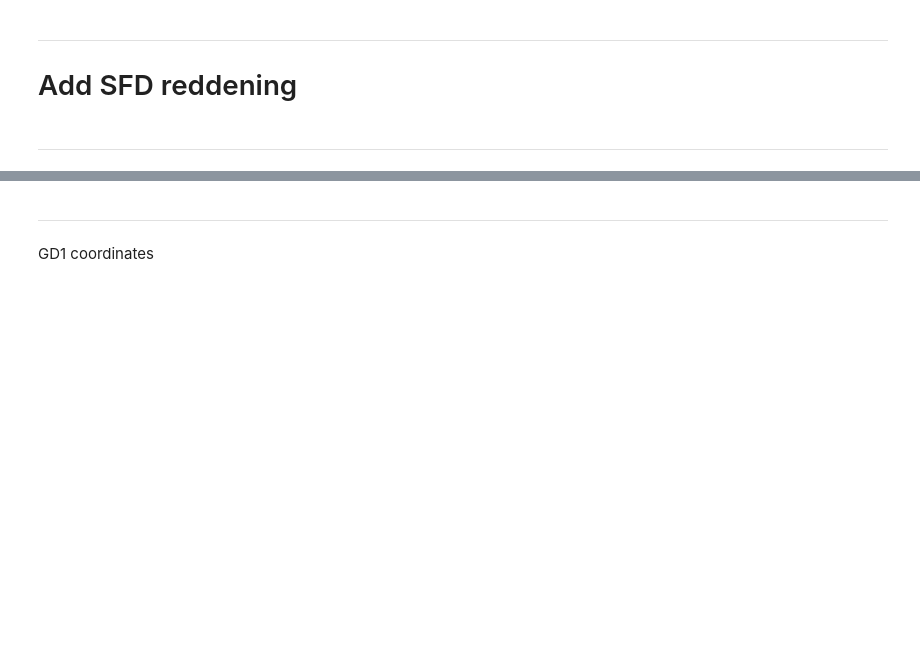
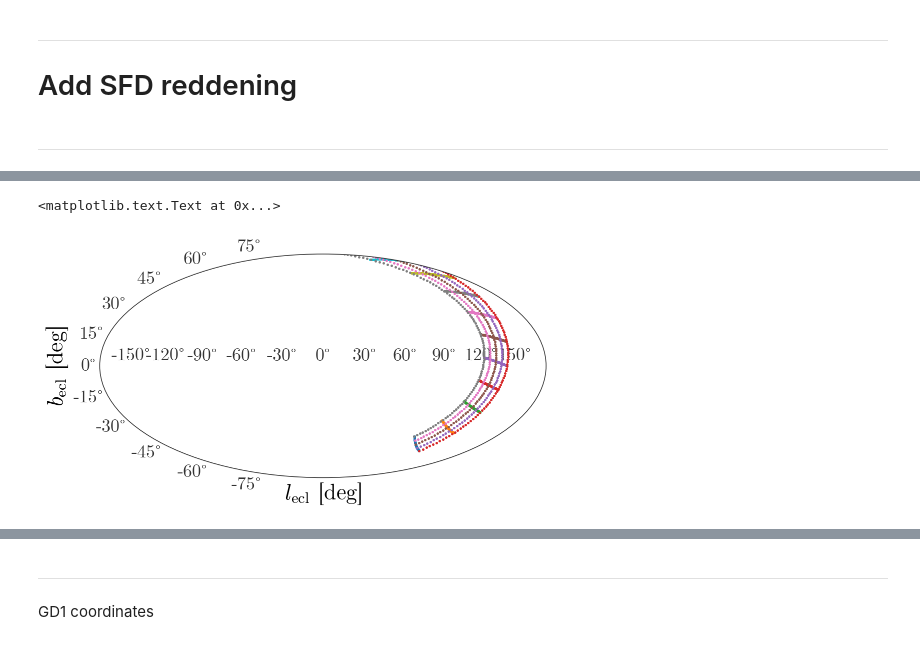
Before and after one commit to adrn/GD1-DR2, a Jupyter notebook: notebooks/GD1-dust-and-completeness.ipynb, the cells around one changed output, grey strips where cells are left out. Drawn from its saved outputs; the diff is of its cells as text; code cells hidden in the pictures; blank space fills up the shorter version.

```diff
--- a/notebooks/GD1-dust-and-completeness.ipynb
+++ b/notebooks/GD1-dust-and-completeness.ipynb
@@ -46,3 +54,29 @@ gd1_gal = gd1_c.galactic
+# %%
+# phi1s = np.arange(-120, 60+1, 15)
+# phi2s = np.arange(-90, 90+1, 15)
+
+# npts = 128
+# gridlines = []
+# for phi1 in phi1s:
+#     gridlines.append([np.ones(npts)*phi1, np.linspace(-90, 90, npts)])
+# for phi2 in phi2s:
+#     gridlines.append([np.linspace(-180, 180, npts), np.ones(npts)*phi2])
+
+# gridlines = np.array(gridlines) * u.deg
+
+phi1s = np.arange(-120, 60+1, 15)
+phi2s = np.arange(-10, 10+1, 5)
+
+npts = 128
+gridlines = []
+for phi1 in phi1s:
+    gridlines.append([np.ones(npts)*phi1, np.linspace(-10, 10, npts)])
+for phi2 in phi2s:
+    gridlines.append([np.linspace(-120, 60, npts), np.ones(npts)*phi2])
+
+gridlines = np.array(gridlines) * u.deg
+
+gd1_grid_c = coord.SkyCoord(gc.GD1(phi1=gridlines[:, 0], phi2=gridlines[:, 1]))
 # %% [markdown]
 ---
 
@@ -73 +109,20 @@ ax.set_ylim(0, 80)
+# %%
+fig, ax = plt.subplots(1, 1, figsize=(8, 6), subplot_kw=dict(projection='hammer'))
+
+grid_ecl = gd1_grid_c.transform_to(coord.BarycentricTrueEcliptic)
+for i in range(grid_ecl.shape[0]):
+    ax.plot(grid_ecl[i].lon.wrap_at(360*u.deg).radian,
+            grid_ecl[i].lat.radian,
+            marker='.', linestyle='none')
+
+# ax.plot(ecl.lon.degree[::100], ecl.lat.degree[::100],
+#         marker='.', linestyle='none')
+# ax.set_xlim(300, 50)
+# ax.set_ylim(-20, 80)
+# ax.set_xlim(180, -180)
+ax.set_xlabel(r'$l_{\rm ecl}$ [deg]')
+ax.set_ylabel(r'$b_{\rm ecl}$ [deg]')
+# %% [output]
+<matplotlib.text.Text at 0x...>
+[figure, added]
 # %%
```
Also changed, not shown: parts of 27 cells of this notebook, 1 other file.
